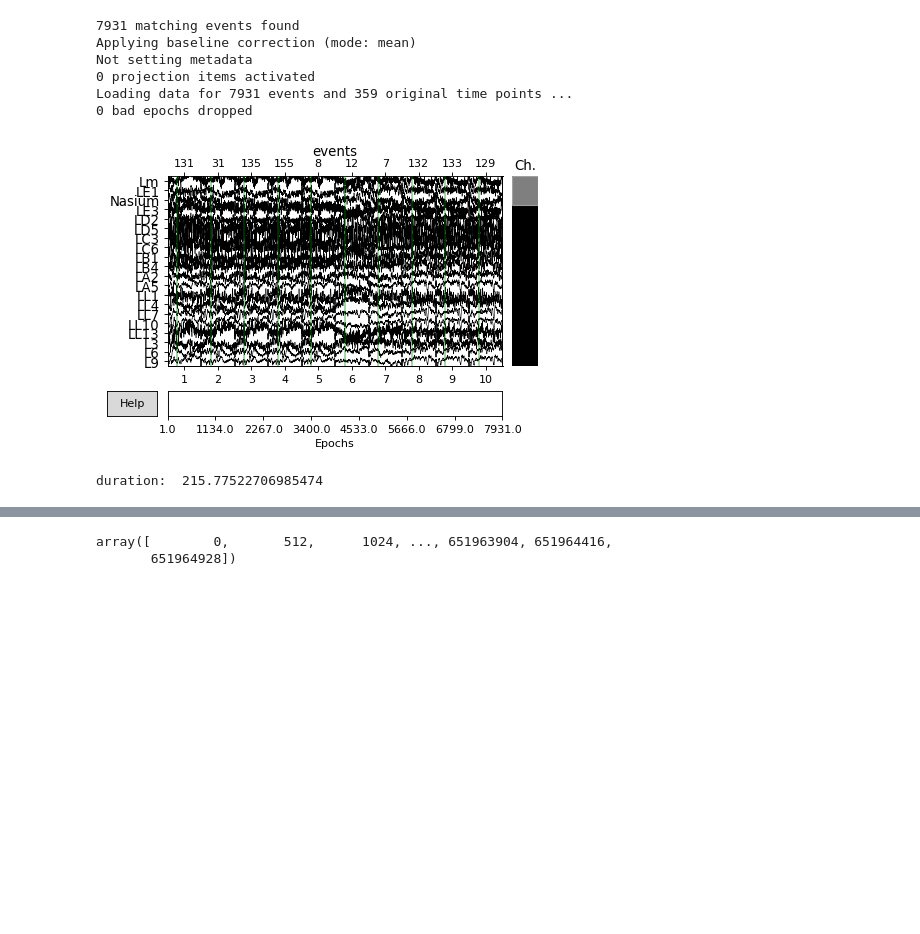
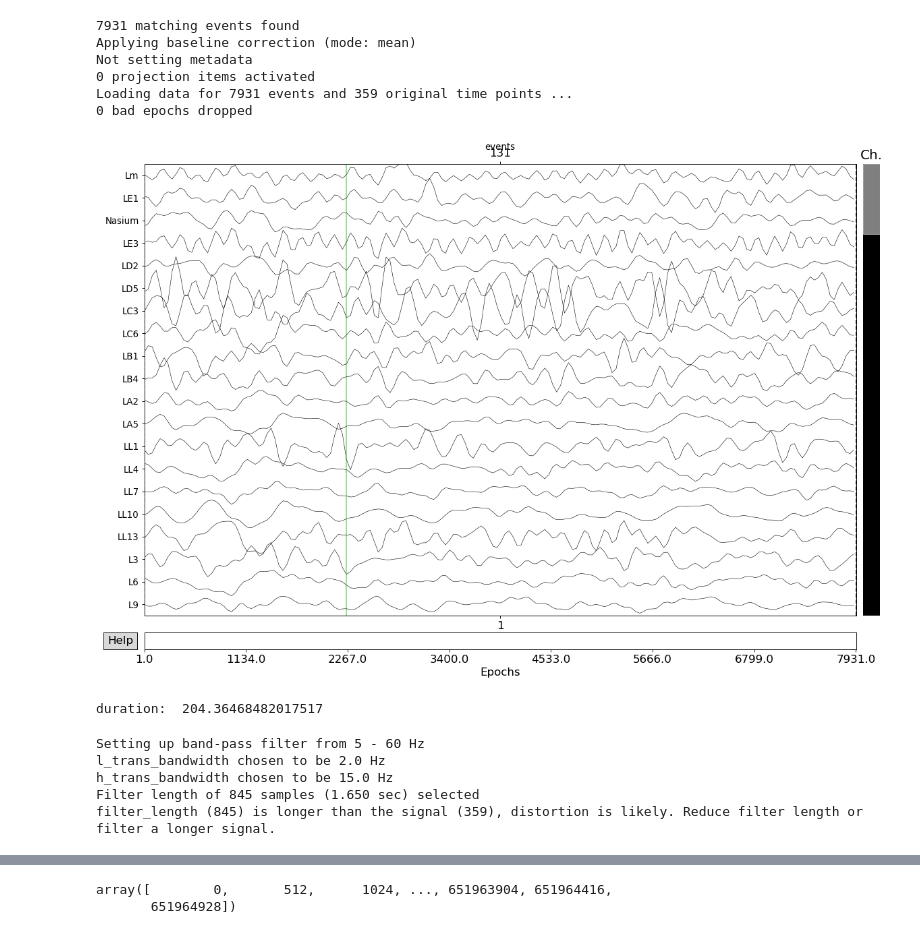
Before and after one commit to edrias/seniorprojecteeg, a Jupyter notebook: preprocessing/Events.ipynb, the cells around one changed output, grey strips where cells are left out. Cells and saved outputs as stored; diff of their text form; code cells hidden in the pictures; blank space fills up the shorter version.

Commit message:
tried filtering epoched data

```diff
--- a/preprocessing/Events.ipynb
+++ b/preprocessing/Events.ipynb
@@ -6,6 +6,9 @@ import os
 import numpy as np
 import matplotlib.pyplot as plt
 %matplotlib inline
+import matplotlib
+matplotlib.rcParams['figure.figsize'] = (15.0, 10.0)
+matplotlib.rcParams.update({'font.size': 15})
 
 import time
 # %%
@@ -154,11 +157,20 @@ Loading data for 7931 events and 359 original time points ...
 0 bad epochs dropped
 # %%
 start = time.time()
-epoch.plot(n_channels=20, n_epochs=10,title="events")
+epoch.plot(n_channels=20, n_epochs=1,title="events")
 end = time.time()
 duration = end - start
 print("duration: ", duration)
 #this plot took way too long to load!
 # %% [output]
-[figure, old version]
+[figure, new version]
-duration:  215.77522706985474
+duration:  204.36468482017517
+# %%
+
+epoch.filter(5, 60, fir_design= 'firwin');
+# %% [output]
+Setting up band-pass filter from 5 - 60 Hz
+l_trans_bandwidth chosen to be 2.0 Hz
+h_trans_bandwidth chosen to be 15.0 Hz
+Filter length of 845 samples (1.650 sec) selected
+filter_length (845) is longer than the signal (359), distortion is likely. Reduce filter length or filter a longer signal.
```
Also changed, not shown: parts of 1 cell of this notebook.
